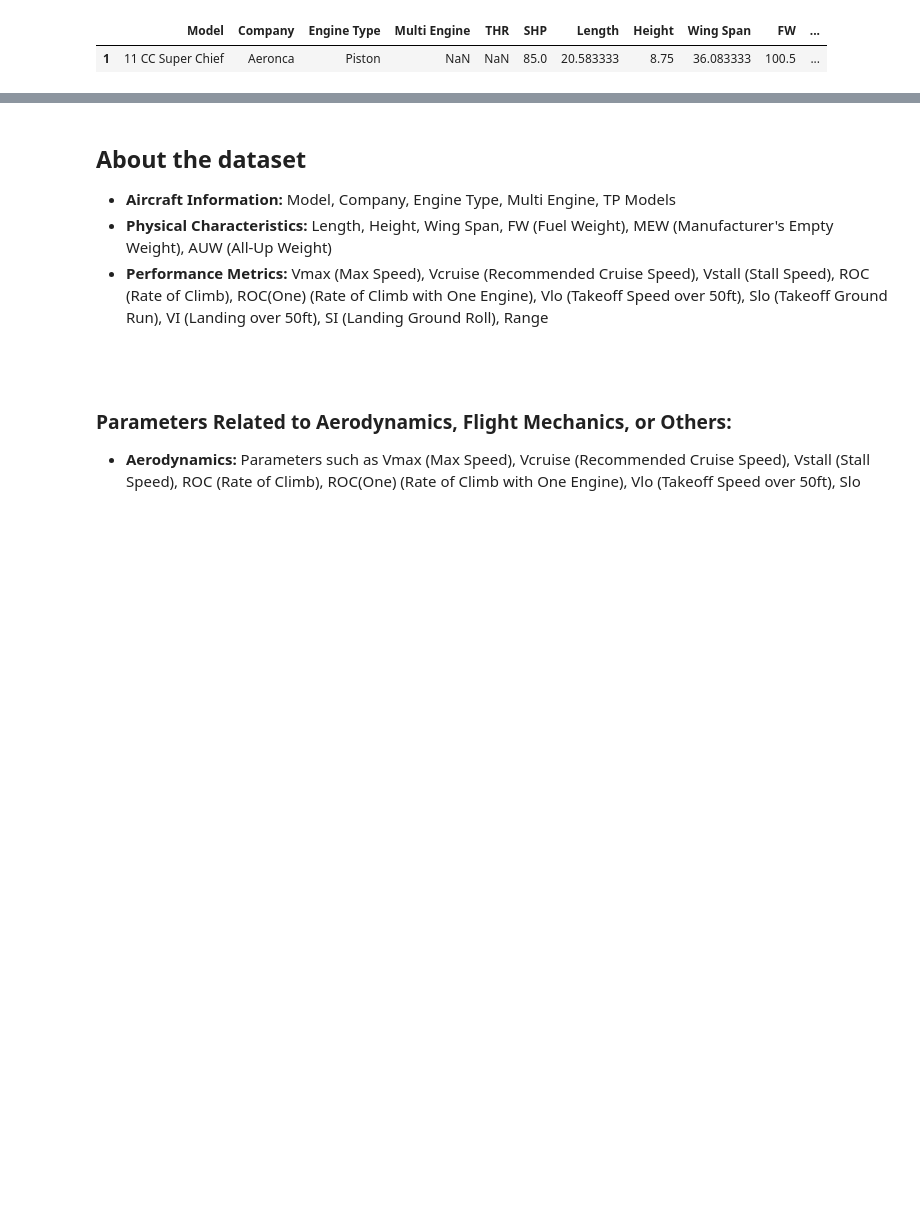
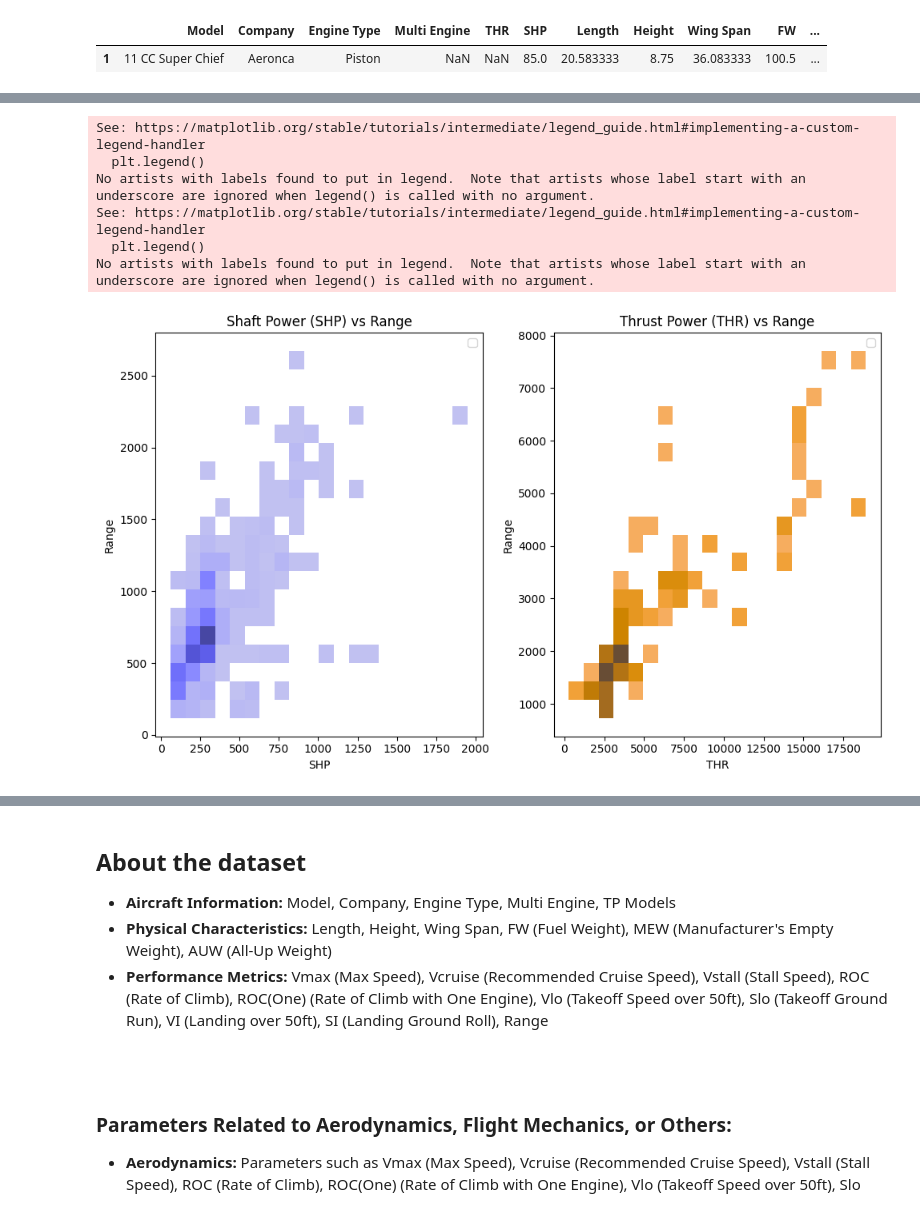
Before and after one commit to stahir01/Master-Thesis, a Jupyter notebook: Master_Thesis_Datasets.ipynb, the cells around one changed output, grey strips where cells are left out. Cells and saved outputs as stored; diff of their text form; code cells hidden in the pictures; blank space fills up the shorter version.

Commit message:
Cleaned model values, checked some null values, and compare THR & SHR with range

```diff
--- a/Master_Thesis_Datasets.ipynb
+++ b/Master_Thesis_Datasets.ipynb
@@ -216,3 +222,6 @@ aircraft_performance_dataset
 | 858 | 2180 | Varga | Piston | NaN | NaN | 180.0 | 21.166667 | 7.000000 | 30.000000 | 221.1 | ... |
 | 859 | 2150A Kachina | Varga | Piston | NaN | NaN | 150.0 | 21.166667 | 7.000000 | 30.000000 | 221.1 | ... |
 860 rows × 17 columns
+# %%
+aircraft_performance_dataset = aircraft_name(aircraft_performance_dataset, 'Model')
+aircraft_performance_dataset
@@ -228,0 +393,33 @@ boeing_747
+# %%
+# Create two separate histograms for 'SHP' and 'THR'
+plt.figure(figsize=(10, 6))
+
+# Subplot 1: SHP
+plt.subplot(1, 2, 1)
+sns.histplot(data=aircraft_performance_dataset, x='SHP', y='Range', bins=20, kde=True, color='blue', label='SHP')
+plt.title('Shaft Power (SHP) vs Range')
+plt.xlabel('SHP')
+plt.ylabel('Range')
+plt.legend()
+
+# Subplot 2: THR
+plt.subplot(1, 2, 2)
+sns.histplot(data=aircraft_performance_dataset, x='THR', y='Range', bins=20, kde=True, color='orange', label='THR')
+plt.title('Thrust Power (THR) vs Range')
+plt.xlabel('THR')
+plt.ylabel('Range')
+plt.legend()
+
+# Adjust layout
+plt.tight_layout()
+
+# Show plot
+plt.show()
+# %% [output]
+See: https://matplotlib.org/stable/tutorials/intermediate/legend_guide.html#implementing-a-custom-legend-handler
+  plt.legend()
+No artists with labels found to put in legend.  Note that artists whose label start with an underscore are ignored when legend() is called with no argument.
+See: https://matplotlib.org/stable/tutorials/intermediate/legend_guide.html#implementing-a-custom-legend-handler
+  plt.legend()
+No artists with labels found to put in legend.  Note that artists whose label start with an underscore are ignored when legend() is called with no argument.
+[figure, added]
```
Also changed, not shown: parts of 17 cells of this notebook, 1 other file.
